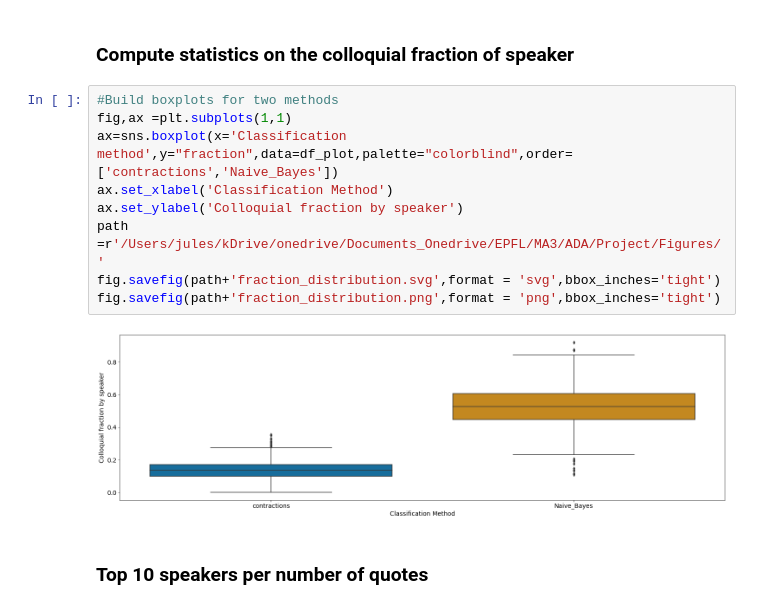
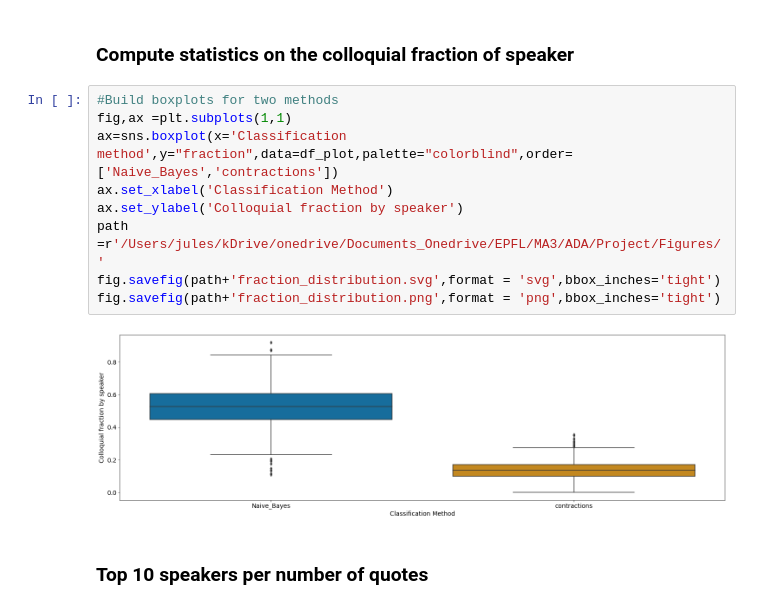
Before and after one commit to epfl-ada/ada-2021-project-adacadabra, a Jupyter notebook: 5_ANALYSIS/M3_Statistics_on_speakers_aggregation.ipynb, the cells around one changed output. Cells and saved outputs as stored; diff of their text form.

```diff
--- a/5_ANALYSIS/M3_Statistics_on_speakers_aggregation.ipynb
+++ b/5_ANALYSIS/M3_Statistics_on_speakers_aggregation.ipynb
@@ -159,14 +159,14 @@ See the caveats in the documentation: https://pandas.pydata.org/pandas-docs/stab
 # %%
 #Build boxplots for two methods
 fig,ax =plt.subplots(1,1)
-ax=sns.boxplot(x='Classification method',y="fraction",data=df_plot,palette="colorblind",order=['contractions','Naive_Bayes'])
+ax=sns.boxplot(x='Classification method',y="fraction",data=df_plot,palette="colorblind",order=['Naive_Bayes','contractions'])
 ax.set_xlabel('Classification Method')
 ax.set_ylabel('Colloquial fraction by speaker')
 path =r'/Users/jules/kDrive/onedrive/Documents_Onedrive/EPFL/MA3/ADA/Project/Figures/'
 fig.savefig(path+'fraction_distribution.svg',format = 'svg',bbox_inches='tight')
 fig.savefig(path+'fraction_distribution.png',format = 'png',bbox_inches='tight')
 # %% [output]
-[figure, old version]
+[figure, new version]
 # %% [markdown]
 ### Top 10 speakers per number of quotes
 # %%
```
Also changed, not shown: parts of 2 cells of this notebook, 4 other files.
